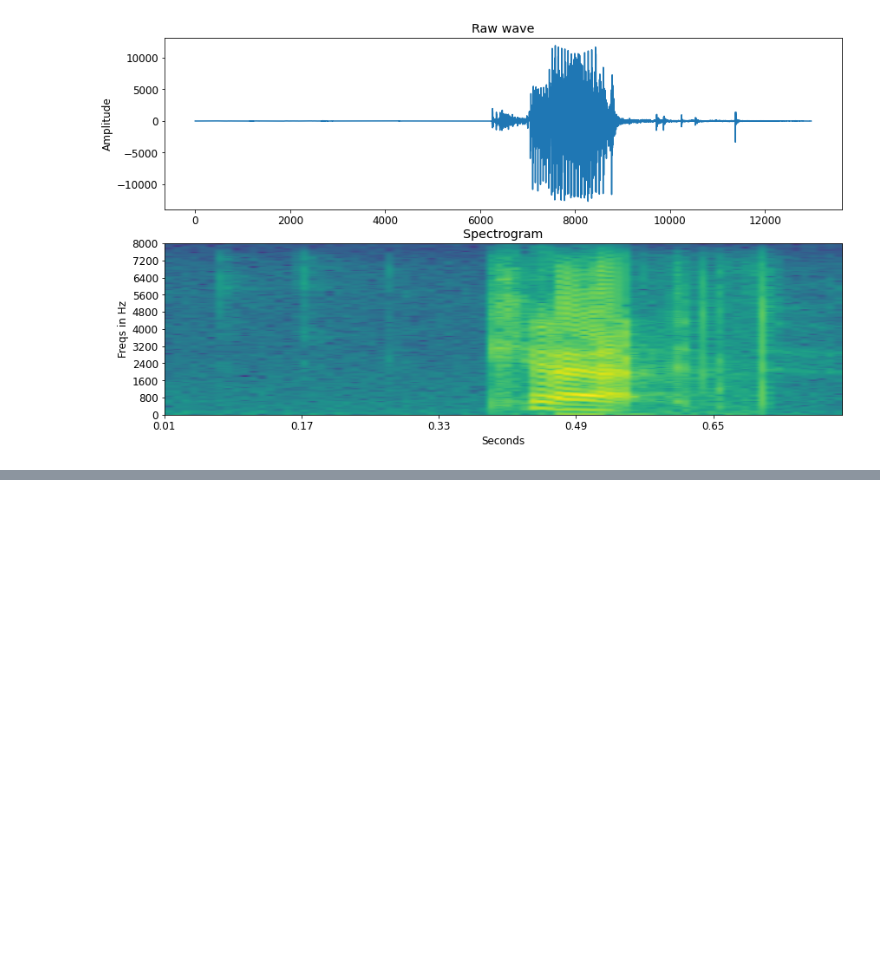
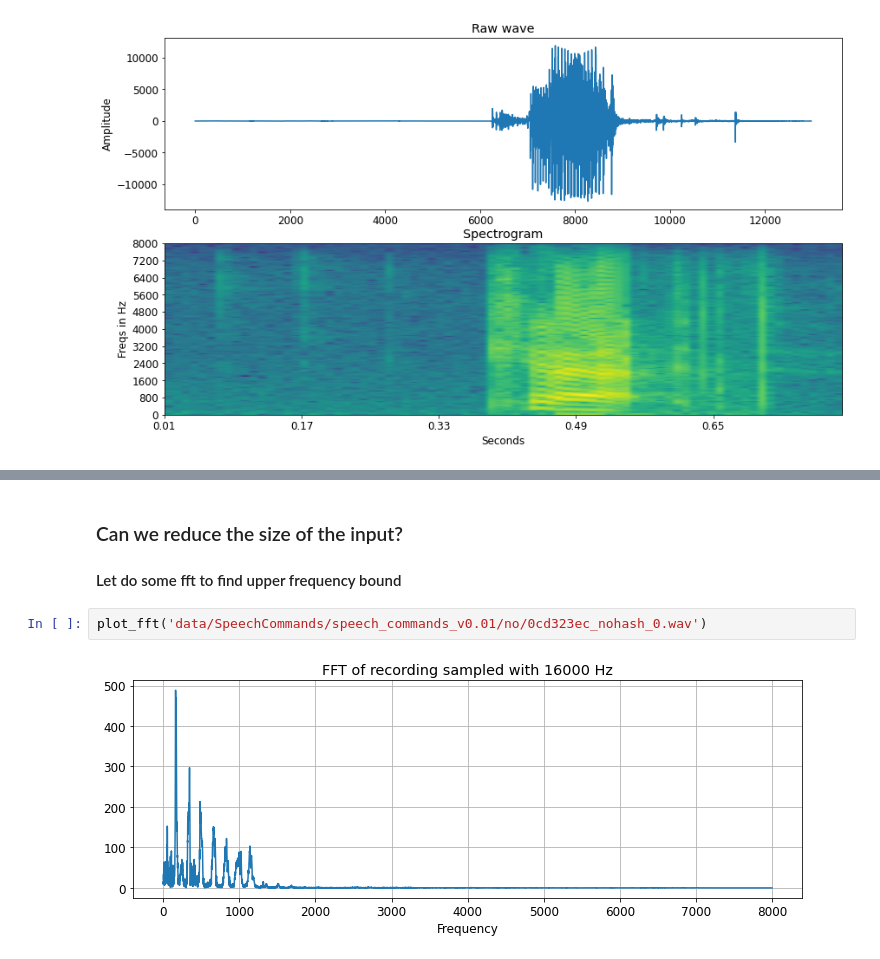
Before and after one commit to egochao/language_confident_challenge_ml_engineer, a Jupyter notebook: data_exploration.ipynb, the cells around one changed output, grey strips where cells are left out. Drawn from its saved outputs; the diff is of its cells as text; blank space fills up the shorter version.

```diff
--- a/data_exploration.ipynb
+++ b/data_exploration.ipynb
@@ -115,0 +156,7 @@ val_ds = SPEECHCOMMANDS("./data", subset="validation", url='speech_commands_v0.0
+# %% [markdown]
+### Can we reduce the size of the input?
+#### Let do some fft to find upper frequency bound
+# %%
+plot_fft('data/SpeechCommands/speech_commands_v0.01/no/0cd323ec_nohash_0.wav')
+# %% [output]
+[figure, added]
```
Also changed, not shown: parts of 20 cells of this notebook, 1 other file.
